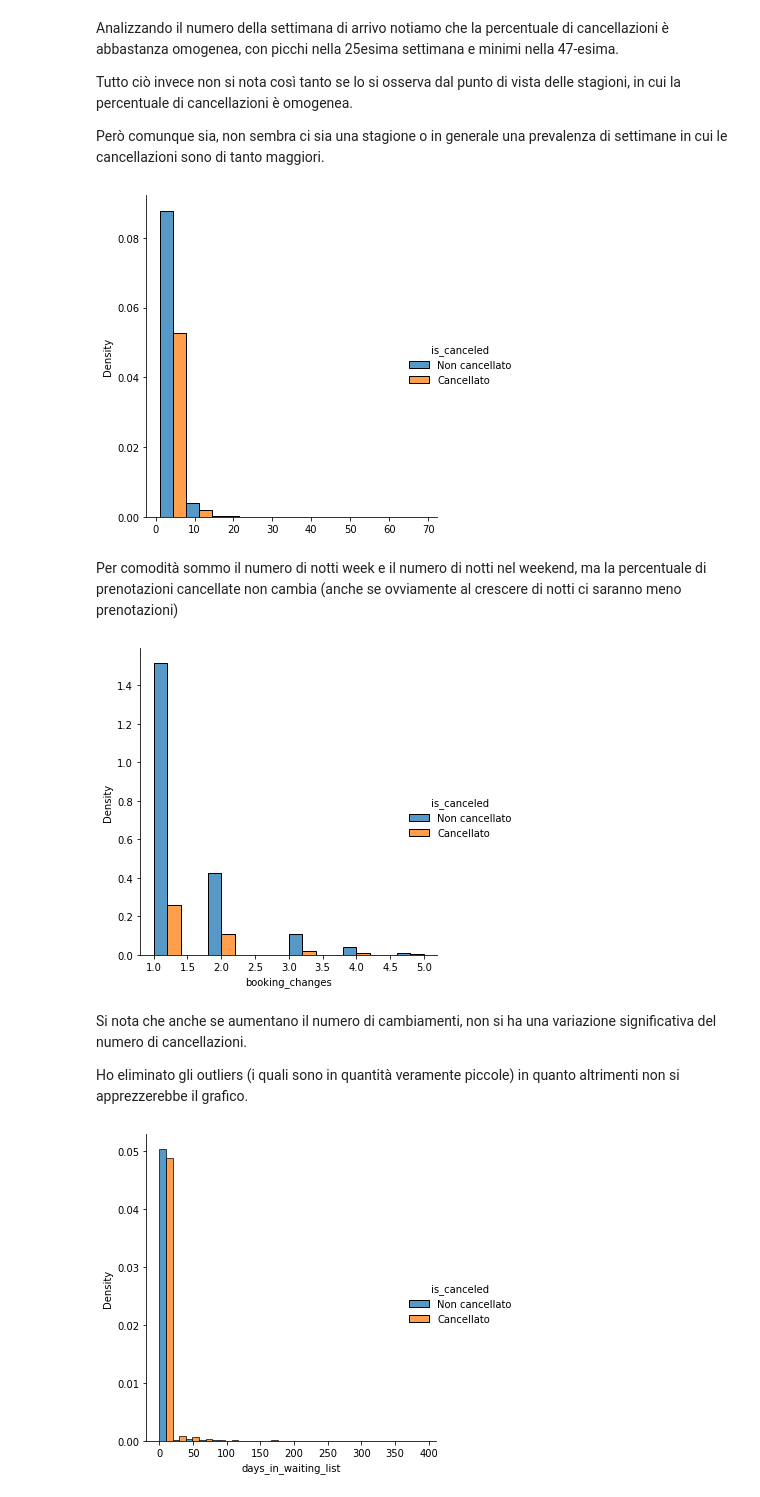
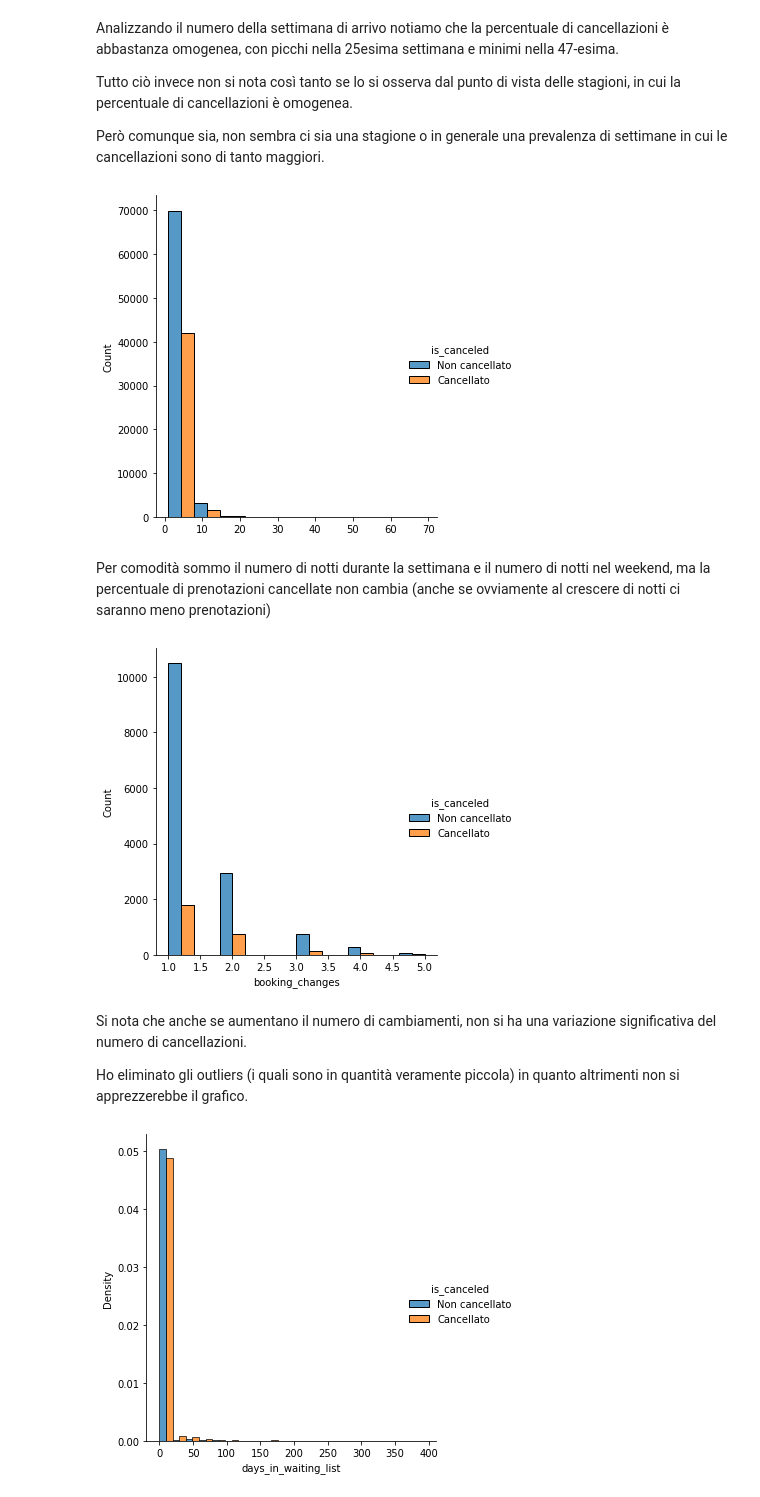
Before and after one commit to AndreaGiulianelli/hotel-booking-demand-project, a Jupyter notebook: hotel_booking_demand_project.ipynb, the cells around one changed output. Saved outputs shown, nothing was run; the diff lists cells and outputs as text; code cells hidden in the pictures.

```diff
--- a/hotel_booking_demand_project.ipynb
+++ b/hotel_booking_demand_project.ipynb
@@ -681,25 +699,25 @@ Tutto ciò invece non si nota così tanto se lo si osserva dal punto di vista de
 Però comunque sia, non sembra ci sia una stagione o in generale una prevalenza di settimane in cui le cancellazioni sono di tanto maggiori.
 # %%
 nights = reservations.stays_in_week_nights + reservations.stays_in_weekend_nights
-g = sns.displot(x=nights.values, hue=reservations.is_canceled, bins=10, multiple="dodge", stat="density");
+g = sns.displot(x=nights.values, hue=reservations.is_canceled, bins=10, multiple="dodge");
 #Imposto le label della legenda
 for t, l in zip(g._legend.texts, ["Non cancellato", "Cancellato"]): t.set_text(l)
 # %% [output]
-[figure, old version]
+[figure, new version]
 # %% [markdown]
-Per comodità sommo il numero di notti week e il numero di notti nel weekend, ma la percentuale di prenotazioni cancellate non cambia (anche se ovviamente al crescere di notti ci saranno meno prenotazioni)
+Per comodità sommo il numero di notti durante la settimana e il numero di notti nel weekend, ma la percentuale di prenotazioni cancellate non cambia (anche se ovviamente al crescere di notti ci saranno meno prenotazioni)
 # %%
 upper = reservations.booking_changes.quantile(0.999)
 lower = reservations.booking_changes.quantile(0.05)
-g = sns.displot(x=reservations.booking_changes[(reservations.booking_changes < upper) & (reservations.booking_changes > lower)], hue=reservations.is_canceled, bins=10, multiple="dodge", stat="density");
+g = sns.displot(x=reservations.booking_changes[(reservations.booking_changes < upper) & (reservations.booking_changes > lower)], hue=reservations.is_canceled, bins=10, multiple="dodge");
 #Imposto le label della legenda
 for t, l in zip(g._legend.texts, ["Non cancellato", "Cancellato"]): t.set_text(l)
 # %% [output]
-[figure, old version]
+[figure, new version]
 # %% [markdown]
 Si nota che anche se aumentano il numero di cambiamenti, non si ha una variazione significativa del numero di cancellazioni.
 
-Ho eliminato gli outliers (i quali sono in quantità veramente piccole) in quanto altrimenti non si apprezzerebbe il grafico.
+Ho eliminato gli outliers (i quali sono in quantità veramente piccola) in quanto altrimenti non si apprezzerebbe il grafico.
 # %%
 g = sns.displot(reservations, x="days_in_waiting_list", hue="is_canceled", bins=20, multiple="dodge", stat="density", common_norm=False);
 #Imposto le label della legenda
```
Also changed, not shown: parts of 53 cells of this notebook.
